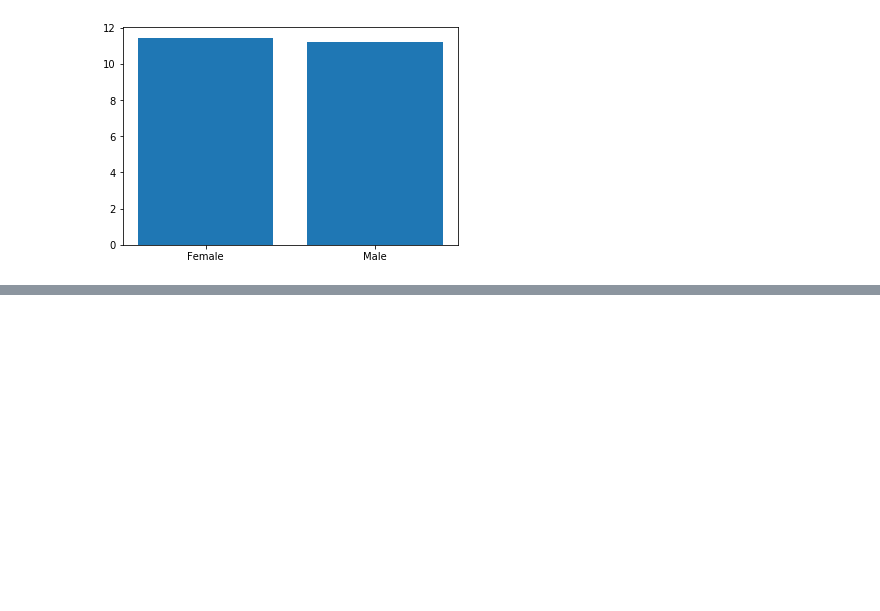
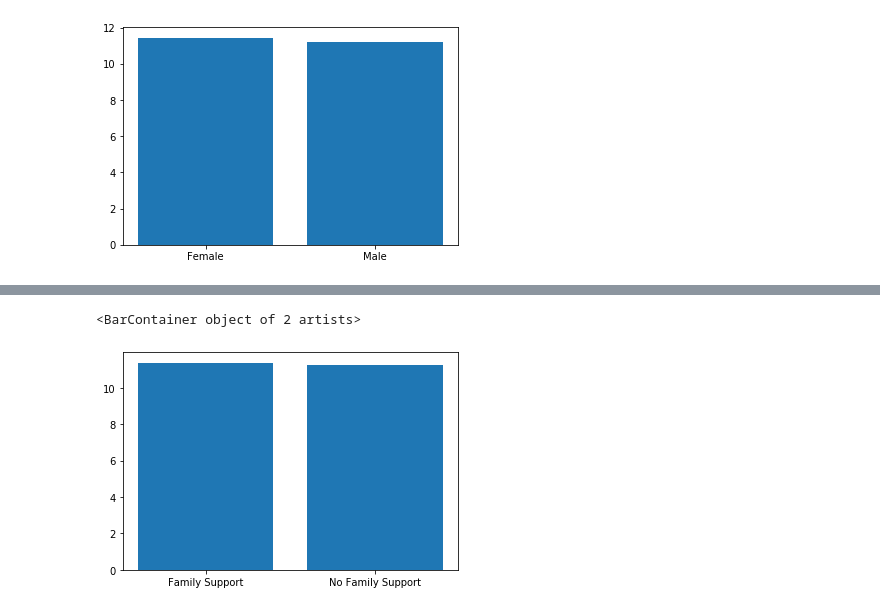
Before and after one commit to tatiana-ediger/predicting_student_performance, a Jupyter notebook: fp4.ipynb, the cells around one changed output, grey strips where cells are left out. Drawn from its saved outputs; the diff is of its cells as text; code cells hidden in the pictures; blank space fills up the shorter version.

```diff
--- a/fp4.ipynb
+++ b/fp4.ipynb
@@ -85,0 +105,8 @@ KeyError: "None of [Index(['F', 'F', 'F', 'F', 'F', 'M', 'M', 'F', 'M', 'M',\n
+# %%
+famsup_avg = students_df.loc[students_df["famsup"] == "yes"]["G3"].mean()
+no_famsup_avg = students_df.loc[students_df["famsup"] == "no"]["G3"].mean()
+# %%
+plt.bar(["Family Support", "No Family Support"], [famsup_avg, no_famsup_avg])
+# %% [output]
+<BarContainer object of 2 artists>
+[figure, added]
```
Also changed, not shown: parts of 9 cells of this notebook.
